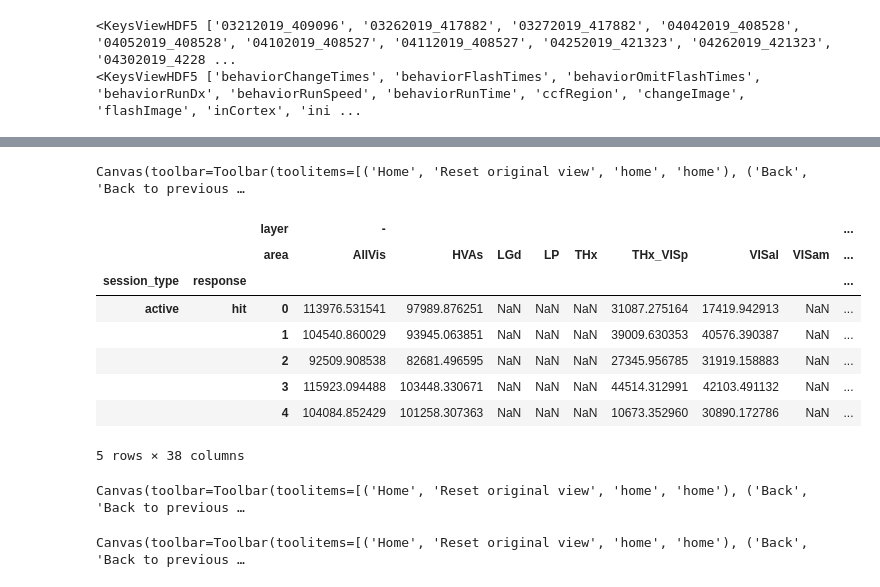
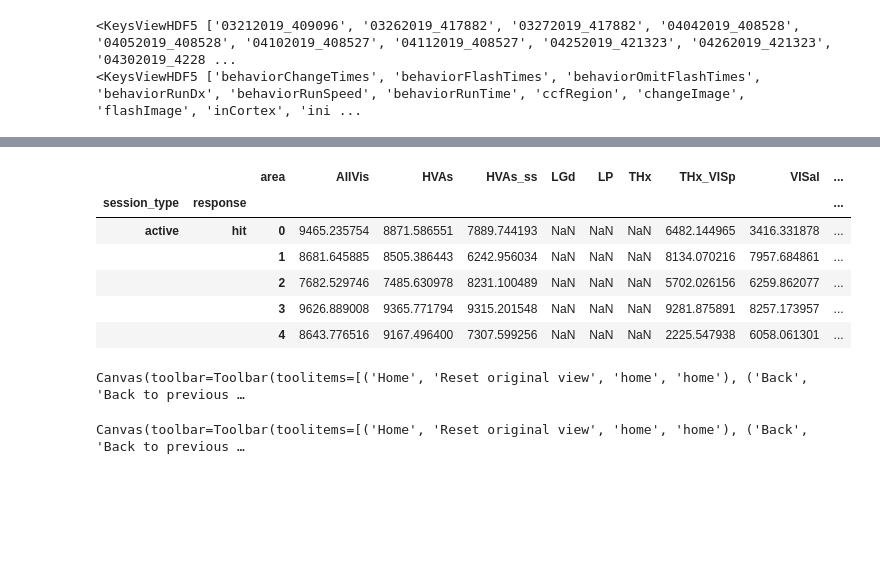
Before and after one commit to gsaurabhr/npx_differentiation, a Jupyter notebook: z_final_4_behavior_differentiation.ipynb, the cells around one changed output, grey strips where cells are left out. Drawn from its saved outputs; the diff is of its cells as text; code cells hidden in the pictures; blank space fills up the shorter version.

```diff
--- a/z_final_4_behavior_differentiation.ipynb
+++ b/z_final_4_behavior_differentiation.ipynb
@@ -527,0 +607,8 @@ dtype: int64
+# %%
+# groups of units to apply differentiation to
+unit_set_ss = []
+unit_set_ss += ['region in @region_sets.get("%s")'%s for s in ['HVAs', 'VisCtx']]
+unit_set_ss += ['layer == "%s" & region in @region_sets.get("%s")'%(l, s) for l, s in itertools.product(
+    ['L2/3', 'L4', 'L5'], ['HVAs', 'VisCtx']
+)]
+unit_set_ss
@@ -527,0 +716,3 @@ dtype: int64
+# %%
+differentiation = differentiation.join(differentiation_ss).sort_index(axis=1)
+differentiation
@@ -628,8 +836,13 @@ for mouse_id in tqdm(mouse_ids[::-1]):
         diffn.to_pickle(fname)
     else:
         diffn = pd.read_pickle(fname)
+
+    nu = diffn.columns.to_frame(index=False)
     if diffn is not None:
         mfr[mouse_id] = diffn.droplevel(2, axis=1)
+        # drop areas with fewer than min_units units
+        mfr[mouse_id] = mfr[mouse_id].T[nu.set_index(['layer', 'area']).n_units>min_units].T
+
 mfr = pd.concat(mfr, names=[
     'expt', 'time', 'lick', 'running_speed', 'image', 'type',
     'session_type', 'reward_time', 'old_image', 'response'
@@ -653,6 +866,7 @@ idx = idx[[
 ]]
 mfr.index = pd.MultiIndex.from_frame(idx)
 mfr = mfr.sort_index()
+mfr = mfr.replace([np.inf, -np.inf], np.nan)
 idx = differentiation.index.to_frame(index=False)
 mfr
 # %% [output]
@@ -675,25 +889,3 @@ mfr
-# %%
-def get_hitrate(diffn, ax=None, hrw=20):
-    _idx = diffn.index.to_frame(index=False).loc[
-        diffn.index.to_frame(index=False).response.dropna().index
-    ]
-    hitrate = _idx.response.apply(
-        lambda x: 1 if x in ['hit'] else 0
-    ).rolling(hrw, center=True).mean()
-    hitrate.index = pd.MultiIndex.from_frame(_idx)
-    if ax is not None:
-        hitrate.swaplevel(0, 'time').droplevel(
-            list(range(1, hitrate.index.nlevels))
-        ).plot(ax=ax, marker='.')
-    return hitrate
-
-f, ax = plt.subplots(figsize=(6, 2.6), tight_layout=True)
-hitrate = differentiation.groupby(
-    ['mouse', 'date'], group_keys=False
-).apply(get_hitrate, ax=ax, hrw=50)
-hitrate = hitrate.reindex(differentiation.index).ffill().bfill()
-# %% [output]
-Canvas(toolbar=Toolbar(toolitems=[('Home', 'Reset original view', 'home', 'home'), ('Back', 'Back to previous …
 # %%
 def bhc(stats, alpha=0.01):
     '''
@@ -715,7 +908,7 @@ def bhc(stats, alpha=0.01):
 idx = differentiation.index.to_frame(index=False)
 idx['response'] = idx.response.replace(['correctReject', 'noChange', 'falseAlarm'], None)#.replace(['correctReject'], None)
 idx['is_running'] = True
-idx.loc[idx.index[idx.running_speed>0.15], 'is_running'] = False
+idx.loc[idx.index[idx.running_speed>1], 'is_running'] = False
 _differentiation = pd.DataFrame(differentiation, index=pd.MultiIndex.from_frame(idx), copy=True)
 is_running = -1
 
@@ -723,46 +916,44 @@ if is_running>-1:
     diffn = _differentiation.groupby(level=['session_type', 'is_running', 'response'], dropna=False).apply(lambda df: df.reset_index(drop=True))
 else:
     diffn = _differentiation.groupby(level=['session_type', 'response'], dropna=False).apply(lambda df: df.reset_index(drop=True))
-display(diffn.head())
+display(diffn['-'].head())
 
 f, _axes = plt.subplots(4, 2, figsize=(12, 7), constrained_layout=True, sharex=True, sharey=True)
 
 for axes, session_type in zip(_axes.T, ['active', 'shuffle']):# active, passive and shuffle options
     for ax, layer in zip(axes, diffn.columns.levels[0]):
         areas = [a for a in hierarchy.keys() if a in diffn[layer].columns]
         st = session_type
         if st=='shuffle':
             st = 'active'
         if is_running > -1:
             _dfn = diffn.loc[(st, is_running), layer]/diffn.loc[st, layer].mean()
         else:
             _dfn = diffn.loc[(st), layer]/diffn.loc[st, layer].mean()
         if session_type=='shuffle':
             _dfn.index = pd.MultiIndex.from_frame(_dfn.index.to_frame().sample(frac=1))
         (
             _dfn.stack()
             .droplevel(1).to_frame().reset_index()
             .rename(columns={'level_1': 'idx', 0: 'differentiation'})
             .pipe(
                 (sns.boxplot, 'data'),
                 x='area', y='differentiation', hue='response', ax=ax,
                 fliersize=2, showfliers=False, order=areas
             )
         )
         ax.legend(fontsize=7)
         ax.set_ylabel(f'{layer}\ndifferentiation')
     axes[0].set_title(f'{session_type} ({"running" if is_running==1 else "resting" if is_running==0 else ""})' , fontsize=9);
 # %% [output]
-|  |  | layer | - |  |  |  |  |  |  |  | ... |
-|  |  | area | AllVis | HVAs | LGd | LP | THx | THx_VISp | VISal | VISam | ... |
+|  |  | area | AllVis | HVAs | HVAs_ss | LGd | LP | THx | THx_VISp | VISal | ... |
 | session_type | response |  |  |  |  |  |  |  |  |  | ... |
-| active | hit | 0 | 113976.531541 | 97989.876251 | NaN | NaN | NaN | 31087.275164 | 17419.942913 | NaN | ... |
-|  |  | 1 | 104540.860029 | 93945.063851 | NaN | NaN | NaN | 39009.630353 | 40576.390387 | NaN | ... |
-|  |  | 2 | 92509.908538 | 82681.496595 | NaN | NaN | NaN | 27345.956785 | 31919.158883 | NaN | ... |
-|  |  | 3 | 115923.094488 | 103448.330671 | NaN | NaN | NaN | 44514.312991 | 42103.491132 | NaN | ... |
-|  |  | 4 | 104084.852429 | 101258.307363 | NaN | NaN | NaN | 10673.352960 | 30890.172786 | NaN | ... |
+| active | hit | 0 | 9465.235754 | 8871.586551 | 7889.744193 | NaN | NaN | NaN | 6482.144965 | 3416.331878 | ... |
+|  |  | 1 | 8681.645885 | 8505.386443 | 6242.956034 | NaN | NaN | NaN | 8134.070216 | 7957.684861 | ... |
+|  |  | 2 | 7682.529746 | 7485.630978 | 8231.100489 | NaN | NaN | NaN | 5702.026156 | 6259.862077 | ... |
+|  |  | 3 | 9626.889008 | 9365.771794 | 9315.201548 | NaN | NaN | NaN | 9281.875891 | 8257.173957 | ... |
+|  |  | 4 | 8643.776516 | 9167.496400 | 7307.599256 | NaN | NaN | NaN | 2225.547938 | 6058.061301 | ... |
-5 rows × 38 columns
+Canvas(toolbar=Toolbar(toolitems=[('Home', 'Reset original view', 'home', 'home'), ('Back', 'Back to previous …
-Canvas(toolbar=Toolbar(toolitems=[('Home', 'Reset original view', 'home', 'home'), ('Back', 'Back to previous …
 # %%
 # for each col, get a pval for the difference between hits and misses
 # then pass the pval dataframe to bhc with alpha to get corrected pvals
```
Also changed, not shown: parts of 23 cells of this notebook, 6 other files.
